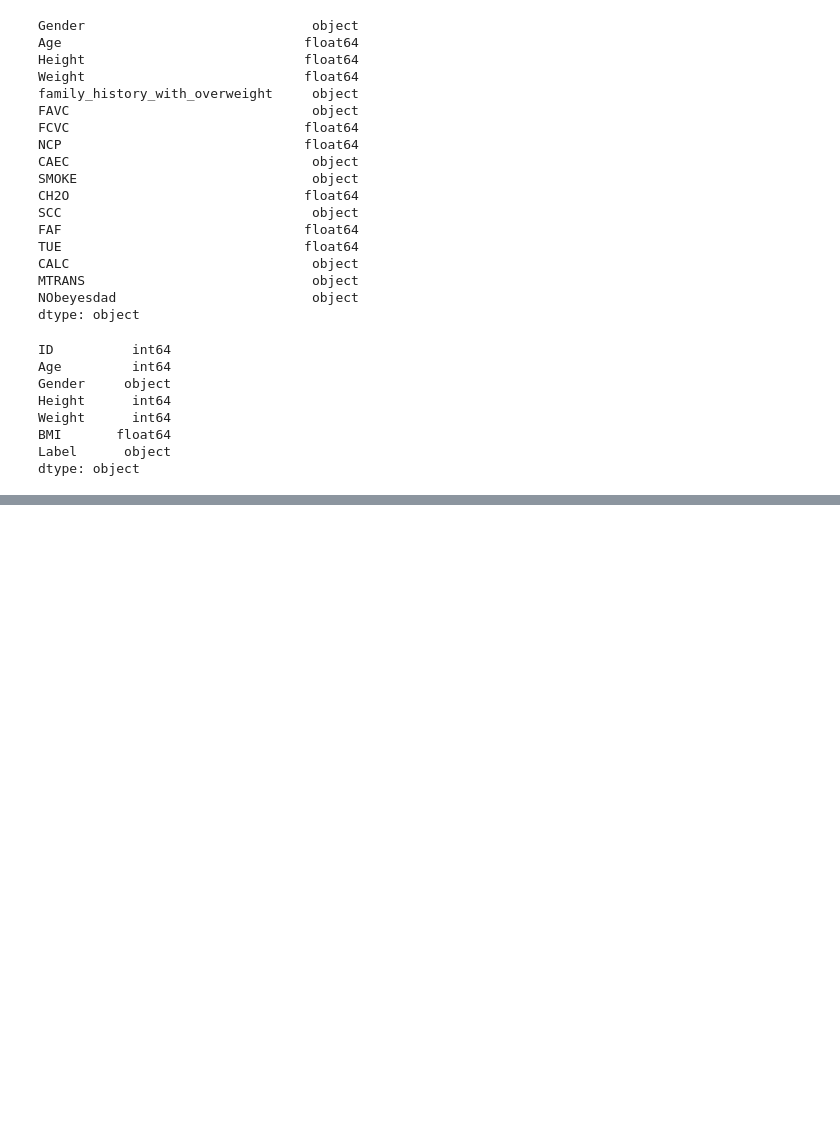
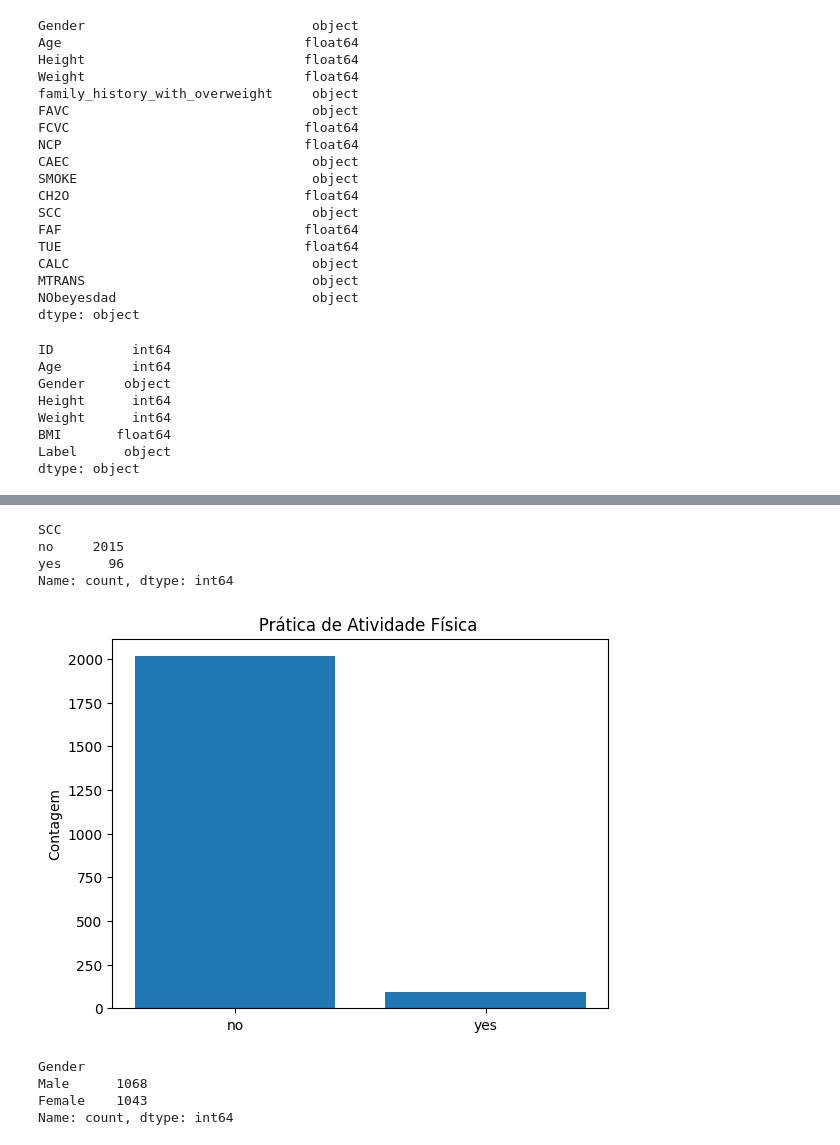
Before and after one commit to Marciatkm/projeto_final, a Jupyter notebook: estrutura-projeto/analise-exploratoria/analise-marcinha.ipynb, the cells around one changed output, grey strips where cells are left out. Saved outputs shown, nothing was run; the diff lists cells and outputs as text; code cells hidden in the pictures; blank space fills up the shorter version.

```diff
--- a/estrutura-projeto/analise-exploratoria/analise-marcinha.ipynb
+++ b/estrutura-projeto/analise-exploratoria/analise-marcinha.ipynb
@@ -405,0 +266,30 @@ plt.show()
+# %%
+# Contagem de pessoas que prática atividade física
+atividade_fisica = df_tipos_obesidade['SCC'].value_counts()
+atividade_fisica
+# %% [output]
+SCC
+no     2015
+yes      96
+Name: count, dtype: int64
+# %%
+# Contagem de pessoas que prática atividade física
+atividade_fisica = df_tipos_obesidade['SCC'].value_counts()
+
+# Criando um gráfico de barras simples
+plt.bar(atividade_fisica.index, atividade_fisica.values)
+plt.ylabel('Contagem')
+plt.title('   Prática de Atividade Física')
+plt.show()
+# %% [output]
+[figure, added]
+# %%
+#QUAL GENERO ESTÁ MAIS OBESOS?
+genero = df_tipos_obesidade['Gender'].value_counts()
+genero
+# O GÊNERO MASCULINO É O MAIS OBESO.
+# %% [output]
+Gender
+Male      1068
+Female    1043
+Name: count, dtype: int64
```
Also changed, not shown: parts of 40 cells of this notebook, 4 other files.
